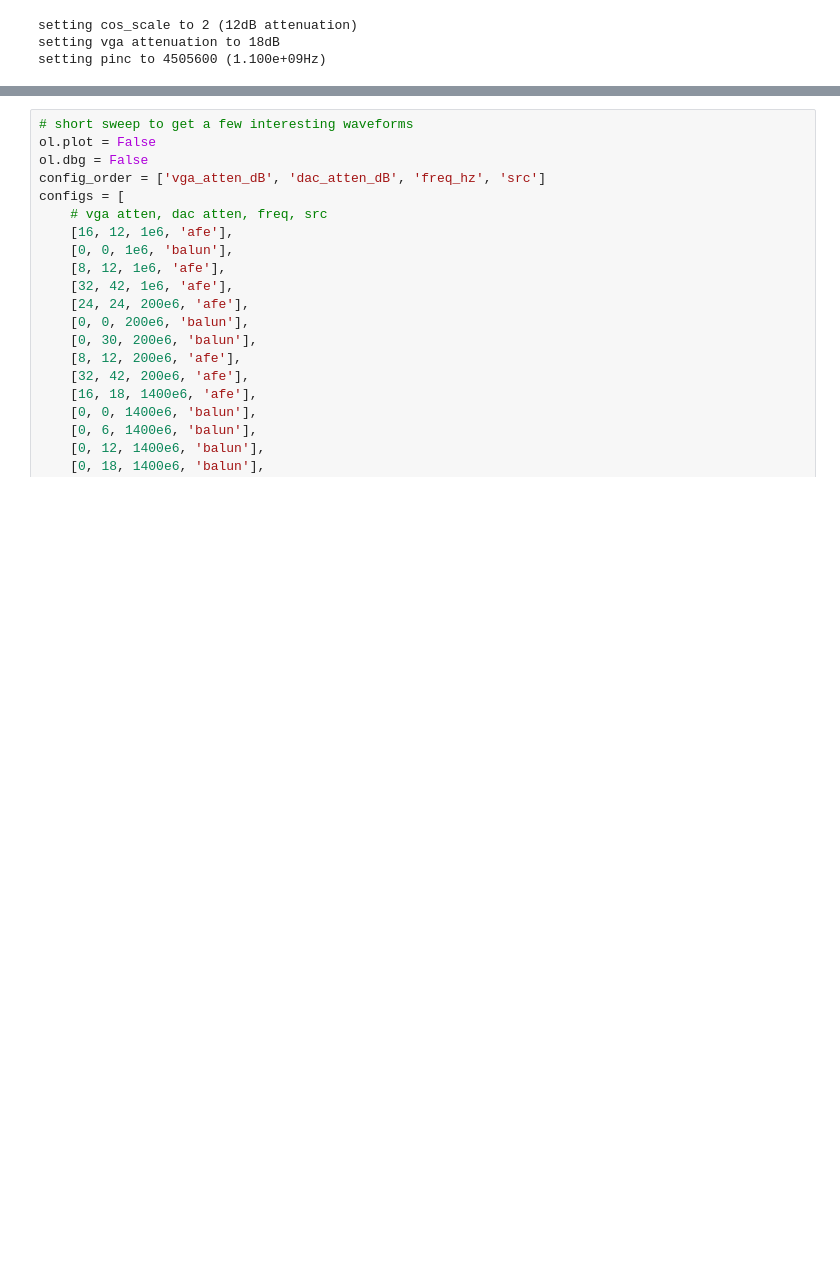
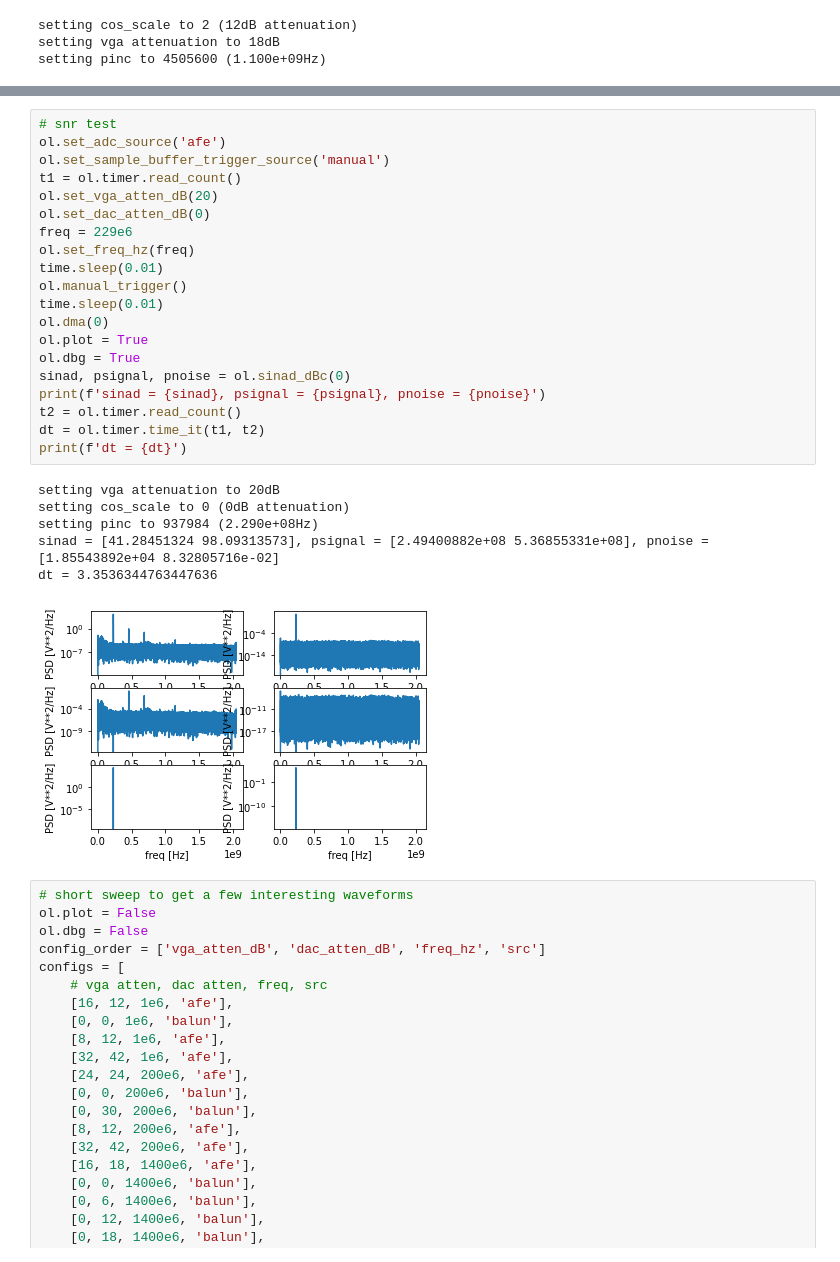
Before and after one commit to qnngroup/rfsoc_dds, a Jupyter notebook: pynq/dds_loopback_overlay.ipynb, the cells around one changed output, grey strips where cells are left out. Saved outputs shown, nothing was run; the diff lists cells and outputs as text; blank space fills up the shorter version.

```diff
--- a/pynq/dds_loopback_overlay.ipynb
+++ b/pynq/dds_loopback_overlay.ipynb
@@ -57,3 +59,30 @@ dt = 1.4233646003126699
+# %%
+# snr test
+ol.set_adc_source('afe')
+ol.set_sample_buffer_trigger_source('manual')
+t1 = ol.timer.read_count()
+ol.set_vga_atten_dB(20)
+ol.set_dac_atten_dB(0)
+freq = 229e6
+ol.set_freq_hz(freq)
+time.sleep(0.01)
+ol.manual_trigger()
+time.sleep(0.01)
+ol.dma(0)
+ol.plot = True
+ol.dbg = True
+sinad, psignal, pnoise = ol.sinad_dBc(0)
+print(f'sinad = {sinad}, psignal = {psignal}, pnoise = {pnoise}')
+t2 = ol.timer.read_count()
+dt = ol.timer.time_it(t1, t2)
+print(f'dt = {dt}')
+# %% [output]
+setting vga attenuation to 20dB
+setting cos_scale to 0 (0dB attenuation)
+setting pinc to 937984 (2.290e+08Hz)
+sinad = [41.28451324 98.09313573], psignal = [2.49400882e+08 5.36855331e+08], pnoise = [1.85543892e+04 8.32805716e-02]
+dt = 3.3536344763447636
+[figure, added]
 # %%
 # short sweep to get a few interesting waveforms
 ol.plot = False
```
Also changed, not shown: parts of 5 cells of this notebook, 1 other file.
